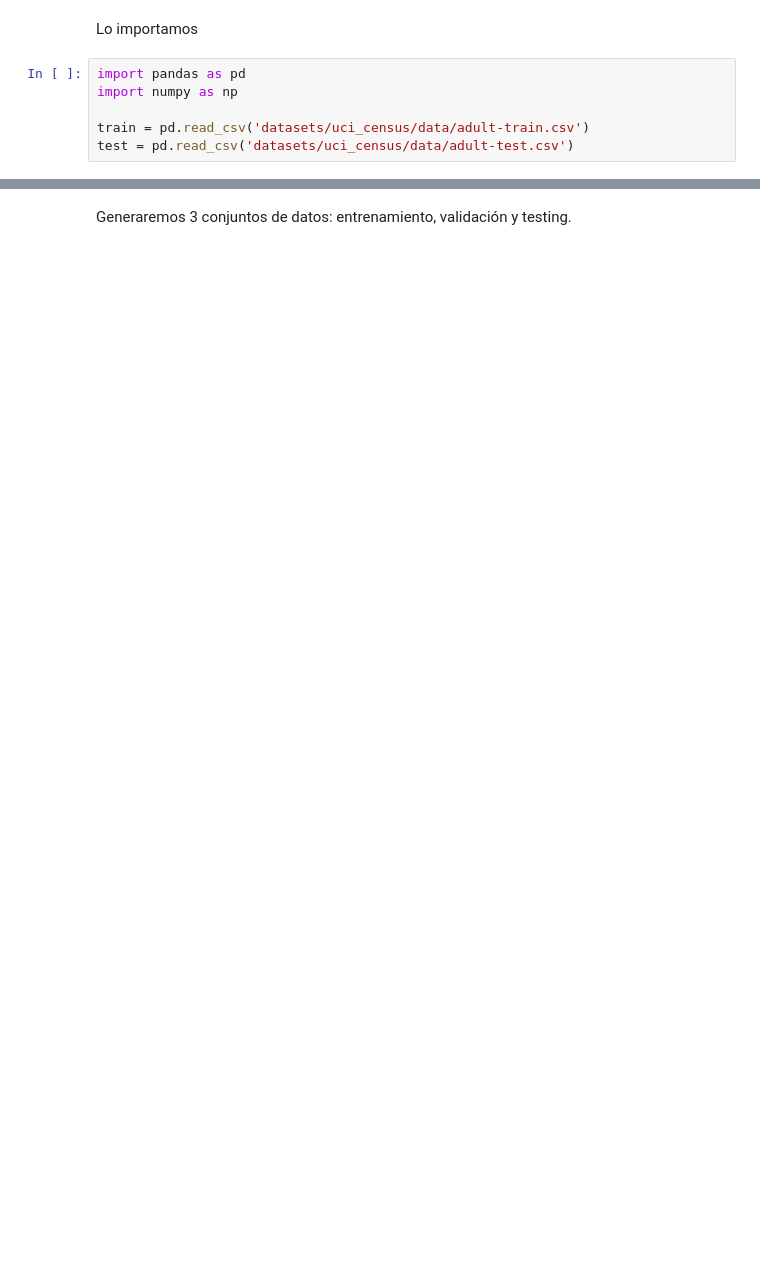
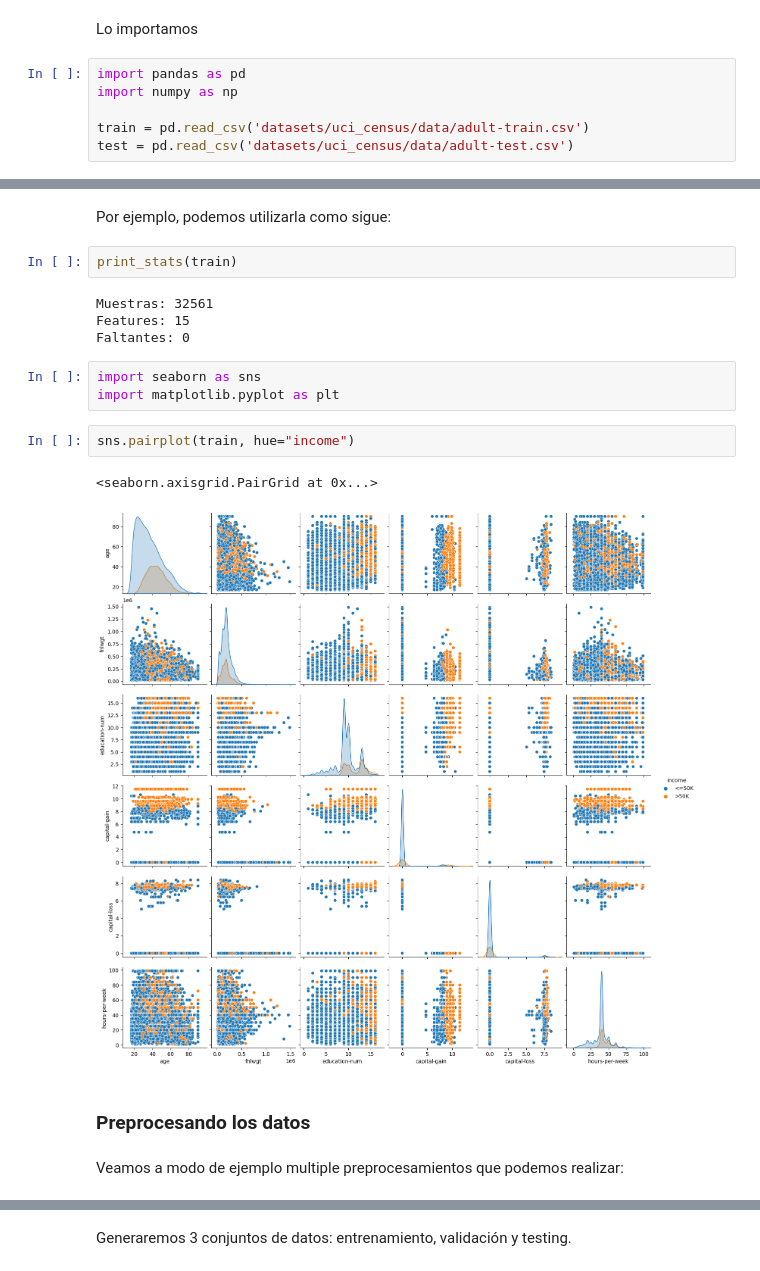
Before and after one commit to santiagxf/E72102, a Jupyter notebook: docs/develop/prep/code/dataprep.ipynb, the cells around one changed output, grey strips where cells are left out. Saved outputs shown, nothing was run; the diff lists cells and outputs as text; blank space fills up the shorter version.

```diff
--- a/docs/develop/prep/code/dataprep.ipynb
+++ b/docs/develop/prep/code/dataprep.ipynb
@@ -78,0 +88,20 @@ train.describe()
+# %% [markdown]
+Por ejemplo, podemos utilizarla como sigue:
+# %%
+print_stats(train)
+# %% [output]
+Muestras: 32561
+Features: 15
+Faltantes: 0
+# %%
+import seaborn as sns
+import matplotlib.pyplot as plt
+# %%
+sns.pairplot(train, hue="income")
+# %% [output]
+<seaborn.axisgrid.PairGrid at 0x...>
+[figure, added]
+# %% [markdown]
+### Preprocesando los datos
+# %% [markdown]
+Veamos a modo de ejemplo multiple preprocesamientos que podemos realizar:
```
Also changed, not shown: parts of 91 cells of this notebook.
